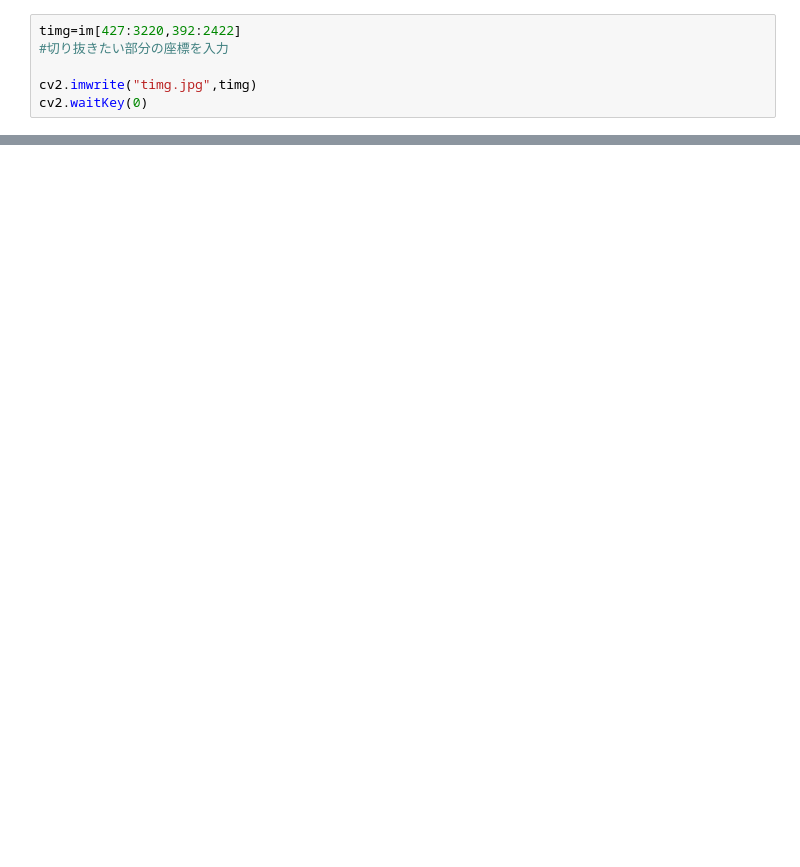
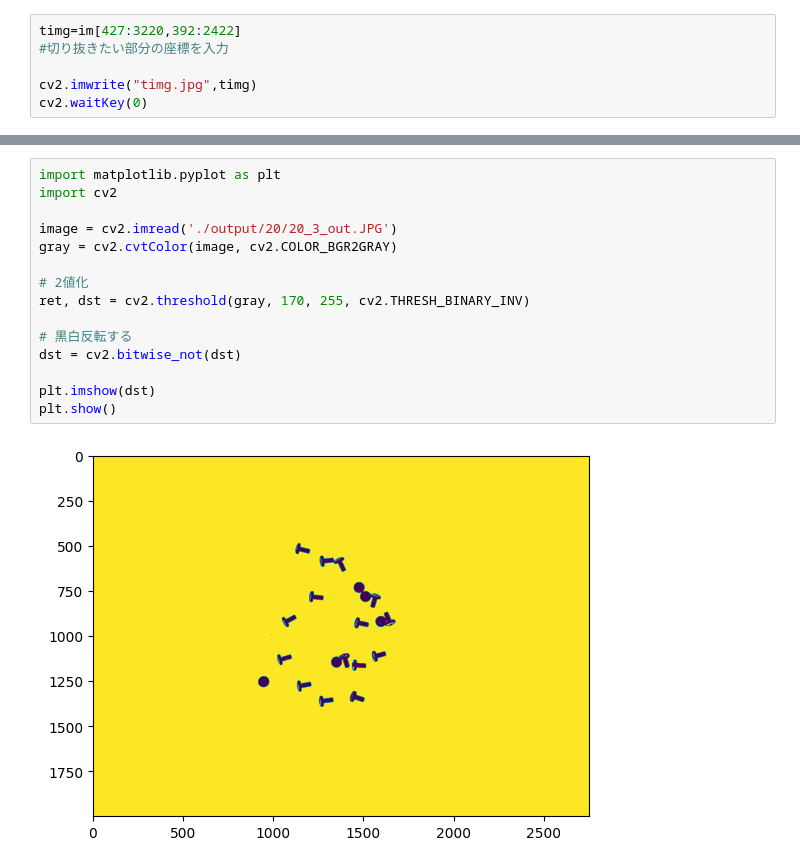
Before and after one commit to conea0/bolt-count, a Jupyter notebook: src/ver02/count.ipynb, the cells around one changed output, grey strips where cells are left out. Saved outputs shown, nothing was run; the diff lists cells and outputs as text; blank space fills up the shorter version.

```diff
--- a/src/ver02/count.ipynb
+++ b/src/ver02/count.ipynb
@@ -20,0 +295,17 @@ cv2.waitKey(0)
+# %%
+import matplotlib.pyplot as plt
+import cv2
+
+image = cv2.imread('./output/20/20_3_out.JPG')
+gray = cv2.cvtColor(image, cv2.COLOR_BGR2GRAY)
+
+# 2値化
+ret, dst = cv2.threshold(gray, 170, 255, cv2.THRESH_BINARY_INV)
+
+# 黒白反転する
+dst = cv2.bitwise_not(dst)
+
+plt.imshow(dst)
+plt.show()
+# %% [output]
+[figure, added]
```
Also changed, not shown: parts of 12 cells of this notebook, 1 other file.
